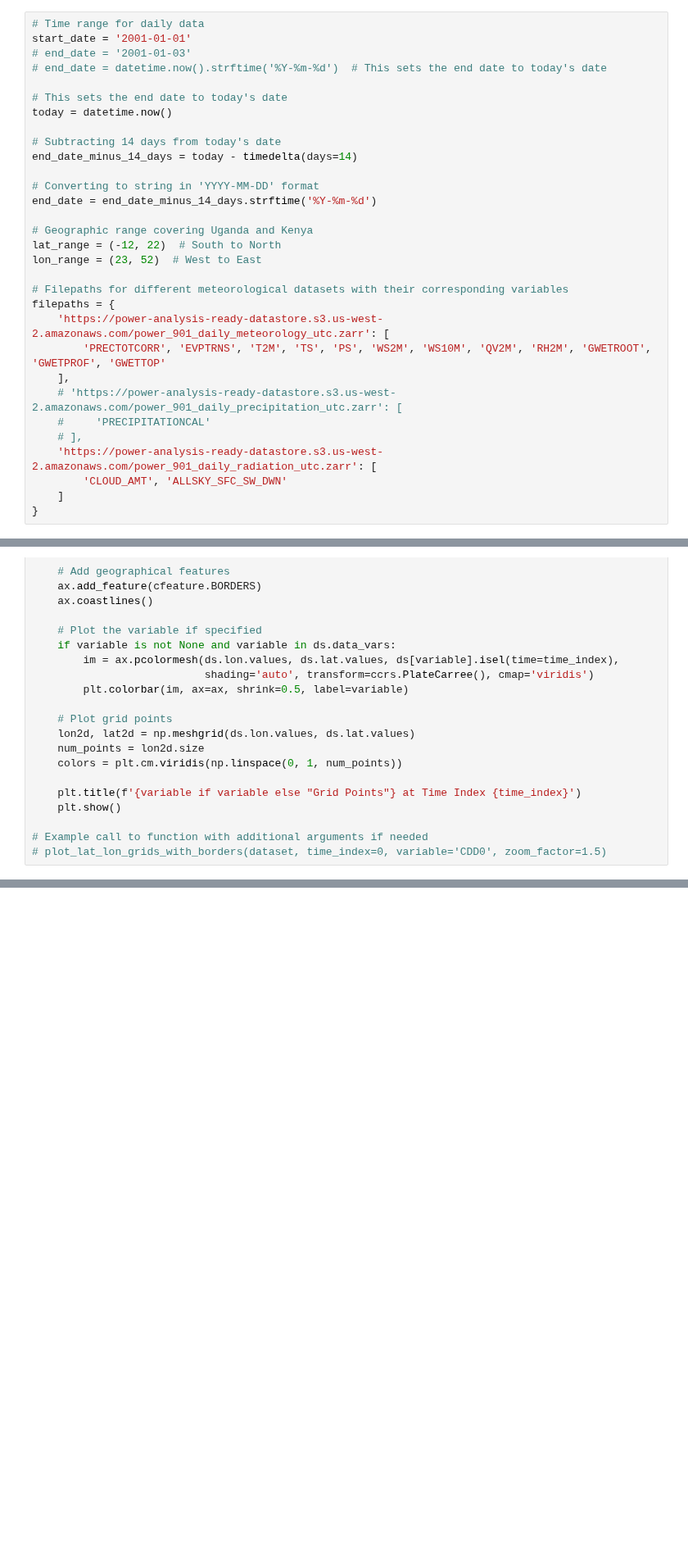
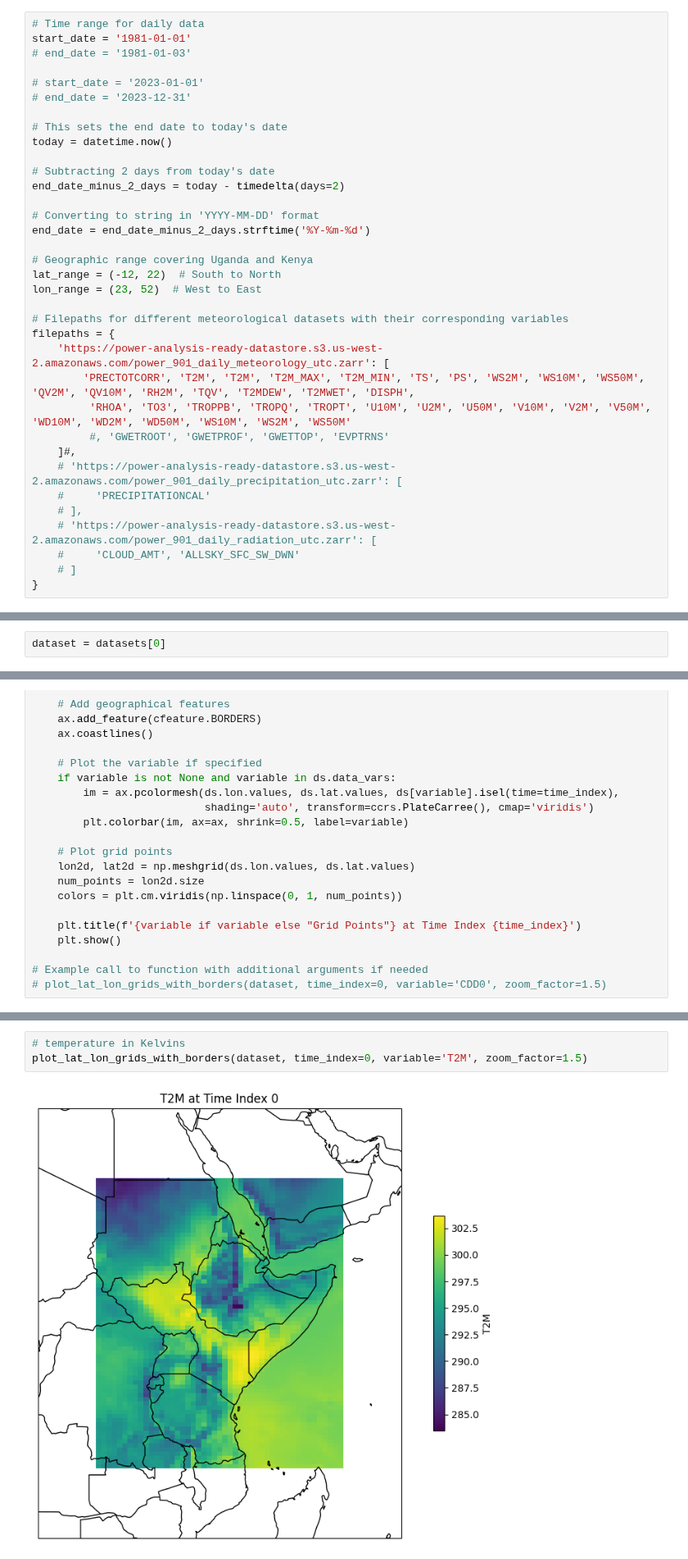
Before and after one commit to AdamPrzychodniPrivate/soil-water-forecasting, a Jupyter notebook: ml-modeling-pipeline/notebooks/1.1 data_collection_power_nasa.ipynb, the cells around one changed output, grey strips where cells are left out. Shown at 82% size. Drawn from its saved outputs; the diff is of its cells as text; blank space fills up the shorter version.

```diff
--- a/ml-modeling-pipeline/notebooks/1.1 data_collection_power_nasa.ipynb
+++ b/ml-modeling-pipeline/notebooks/1.1 data_collection_power_nasa.ipynb
@@ -31,18 +31,20 @@ import cartopy.feature as cfeature
 %matplotlib inline
 # %%
 # Time range for daily data
-start_date = '2001-01-01'
-# end_date = '2001-01-03'
-# end_date = datetime.now().strftime('%Y-%m-%d')  # This sets the end date to today's date
+start_date = '1981-01-01'
+# end_date = '1981-01-03'
+
+# start_date = '2023-01-01'
+# end_date = '2023-12-31'
 
 # This sets the end date to today's date
 today = datetime.now()
 
-# Subtracting 14 days from today's date
-end_date_minus_14_days = today - timedelta(days=14)
+# Subtracting 2 days from today's date
+end_date_minus_2_days = today - timedelta(days=2)
 
 # Converting to string in 'YYYY-MM-DD' format
-end_date = end_date_minus_14_days.strftime('%Y-%m-%d')
+end_date = end_date_minus_2_days.strftime('%Y-%m-%d')
 
 # Geographic range covering Uganda and Kenya
 lat_range = (-12, 22)  # South to North
@@ -51,14 +53,16 @@ lon_range = (23, 52)  # West to East
 # Filepaths for different meteorological datasets with their corresponding variables
 filepaths = {
     'https://power-analysis-ready-datastore.s3.us-west-2.amazonaws.com/power_901_daily_meteorology_utc.zarr': [
-        'PRECTOTCORR', 'EVPTRNS', 'T2M', 'TS', 'PS', 'WS2M', 'WS10M', 'QV2M', 'RH2M', 'GWETROOT', 'GWETPROF', 'GWETTOP'
-    ],
+        'PRECTOTCORR', 'T2M', 'T2M', 'T2M_MAX', 'T2M_MIN', 'TS', 'PS', 'WS2M', 'WS10M', 'WS50M', 'QV2M', 'QV10M', 'RH2M', 'TQV', 'T2MDEW', 'T2MWET', 'DISPH',
+         'RHOA', 'TO3', 'TROPPB', 'TROPQ', 'TROPT', 'U10M', 'U2M', 'U50M', 'V10M', 'V2M', 'V50M', 'WD10M', 'WD2M', 'WD50M', 'WS10M', 'WS2M', 'WS50M'
+         #, 'GWETROOT', 'GWETPROF', 'GWETTOP', 'EVPTRNS'
+    ]#,
     # 'https://power-analysis-ready-datastore.s3.us-west-2.amazonaws.com/power_901_daily_precipitation_utc.zarr': [
     #     'PRECIPITATIONCAL'
     # ],
-    'https://power-analysis-ready-datastore.s3.us-west-2.amazonaws.com/power_901_daily_radiation_utc.zarr': [
-        'CLOUD_AMT', 'ALLSKY_SFC_SW_DWN'
-    ]
+    # 'https://power-analysis-ready-datastore.s3.us-west-2.amazonaws.com/power_901_daily_radiation_utc.zarr': [
+    #     'CLOUD_AMT', 'ALLSKY_SFC_SW_DWN'
+    # ]
 }
 # %%
 def load_and_process_datasets(filepaths: dict, start_date: str, end_date: str, lat_range: tuple, lon_range: tuple) -> list:
@@ -115,0 +146,2 @@ Downloading ALLSKY_SFC_SW_DWN from https://power-analysis-ready-datastore.s3.us-
+# %%
+dataset = datasets[0]
@@ -266 +317,6 @@ plot_lat_lon_grids_with_borders(merged_dataset, time_index=0, variable='GWETTOP'
+# %%
+# temperature in Kelvins
+plot_lat_lon_grids_with_borders(dataset, time_index=0, variable='T2M', zoom_factor=1.5)
+# %% [output]
+[figure, added]
 # %%
```
Also changed, not shown: parts of 9 cells of this notebook.
